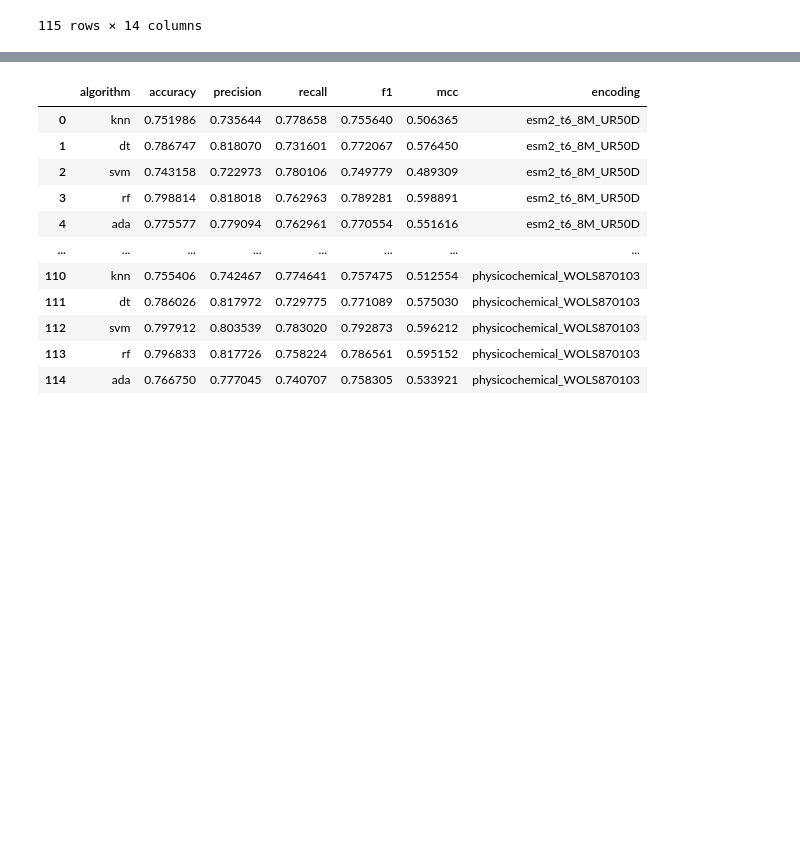
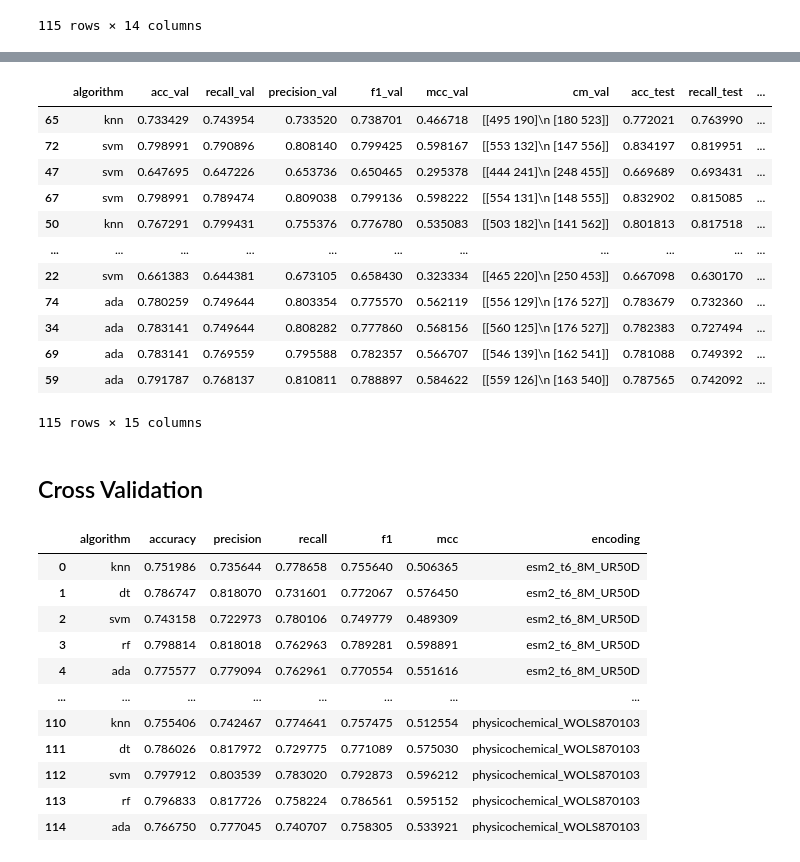
Before and after one commit to diegfernv/mk_numerical_representation, a Jupyter notebook: notebooks/3-Analysis.ipynb, the cells around one changed output, grey strips where cells are left out. Saved outputs shown, nothing was run; the diff lists cells and outputs as text; code cells hidden in the pictures; blank space fills up the shorter version.

```diff
--- a/notebooks/3-Analysis.ipynb
+++ b/notebooks/3-Analysis.ipynb
@@ -40 +55,19 @@ metrics_ml.sort_values(by=["overfitting"], ascending=[True])
+# %%
+results.sort_values(by=["overfitting_gap"], ascending=[False])
+# %% [output]
+|  | algorithm | acc_val | recall_val | precision_val | f1_val | mcc_val | cm_val | acc_test | recall_test | ... |
+| 65 | knn | 0.733429 | 0.743954 | 0.733520 | 0.738701 | 0.466718 | [[495 190]\n [180 523]] | 0.772021 | 0.763990 | ... |
+| 72 | svm | 0.798991 | 0.790896 | 0.808140 | 0.799425 | 0.598167 | [[553 132]\n [147 556]] | 0.834197 | 0.819951 | ... |
+| 47 | svm | 0.647695 | 0.647226 | 0.653736 | 0.650465 | 0.295378 | [[444 241]\n [248 455]] | 0.669689 | 0.693431 | ... |
+| 67 | svm | 0.798991 | 0.789474 | 0.809038 | 0.799136 | 0.598222 | [[554 131]\n [148 555]] | 0.832902 | 0.815085 | ... |
+| 50 | knn | 0.767291 | 0.799431 | 0.755376 | 0.776780 | 0.535083 | [[503 182]\n [141 562]] | 0.801813 | 0.817518 | ... |
+| ... | ... | ... | ... | ... | ... | ... | ... | ... | ... | ... |
+| 22 | svm | 0.661383 | 0.644381 | 0.673105 | 0.658430 | 0.323334 | [[465 220]\n [250 453]] | 0.667098 | 0.630170 | ... |
+| 74 | ada | 0.780259 | 0.749644 | 0.803354 | 0.775570 | 0.562119 | [[556 129]\n [176 527]] | 0.783679 | 0.732360 | ... |
+| 34 | ada | 0.783141 | 0.749644 | 0.808282 | 0.777860 | 0.568156 | [[560 125]\n [176 527]] | 0.782383 | 0.727494 | ... |
+| 69 | ada | 0.783141 | 0.769559 | 0.795588 | 0.782357 | 0.566707 | [[546 139]\n [162 541]] | 0.781088 | 0.749392 | ... |
+| 59 | ada | 0.791787 | 0.768137 | 0.810811 | 0.788897 | 0.584622 | [[559 126]\n [163 540]] | 0.787565 | 0.742092 | ... |
+115 rows × 15 columns
+# %% [markdown]
+## Cross Validation
 # %%
```
Also changed, not shown: parts of 17 cells of this notebook, 3 other files.
